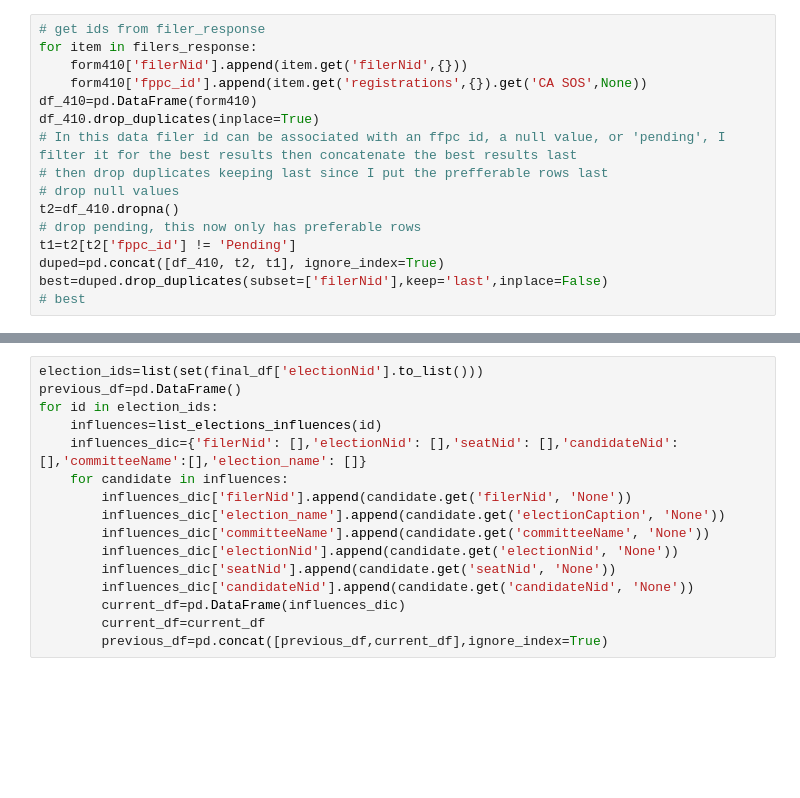
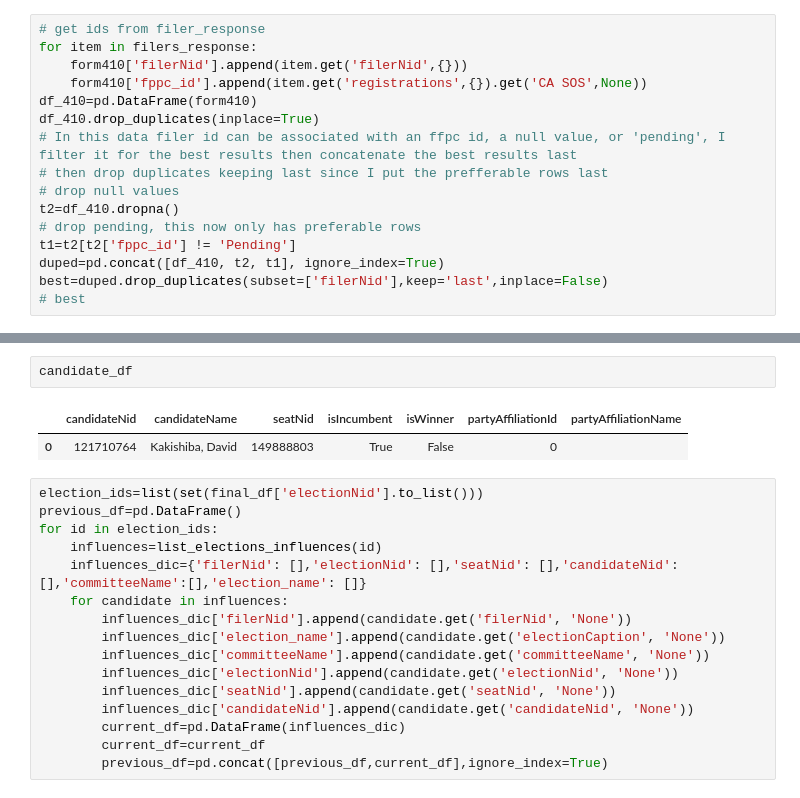
Before and after one commit to FrancisDoran/candidate-table, a Jupyter notebook: francis-testing.ipynb, the cells around one changed output, grey strips where cells are left out. Drawn from its saved outputs; the diff is of its cells as text; blank space fills up the shorter version.

```diff
--- a/francis-testing.ipynb
+++ b/francis-testing.ipynb
@@ -273,3 +274,8 @@ final_df
+# %%
+candidate_df
+# %% [output]
+|  | candidateNid | candidateName | seatNid | isIncumbent | isWinner | partyAffiliationId | partyAffiliationName |
+| 0 | 121710764 | Kakishiba, David | 149888803 | True | False | 0 |  |
 # %%
 election_ids=list(set(final_df['electionNid'].to_list()))
 previous_df=pd.DataFrame()
```
Also changed, not shown: parts of 5 cells of this notebook, 4 other files.
